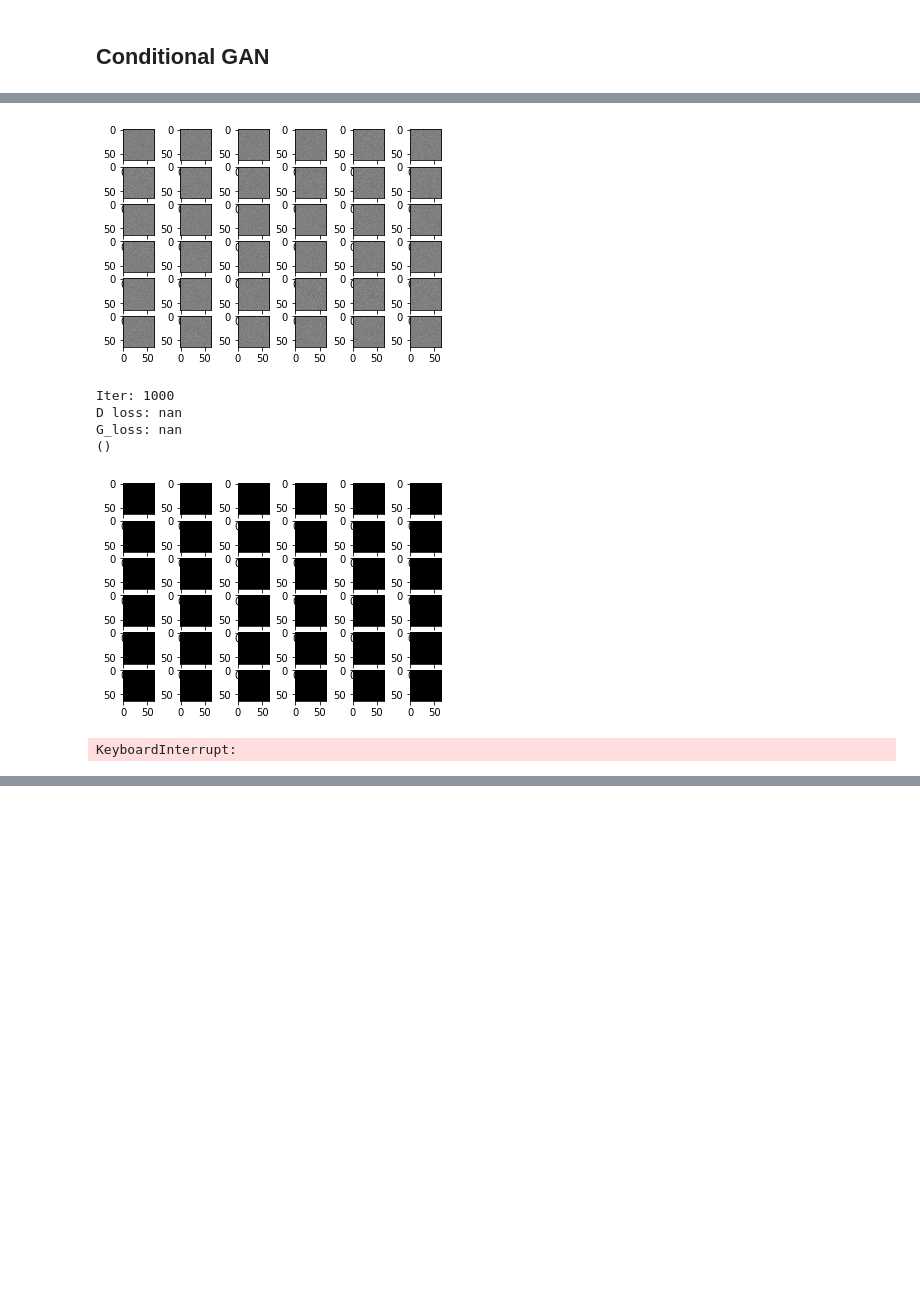
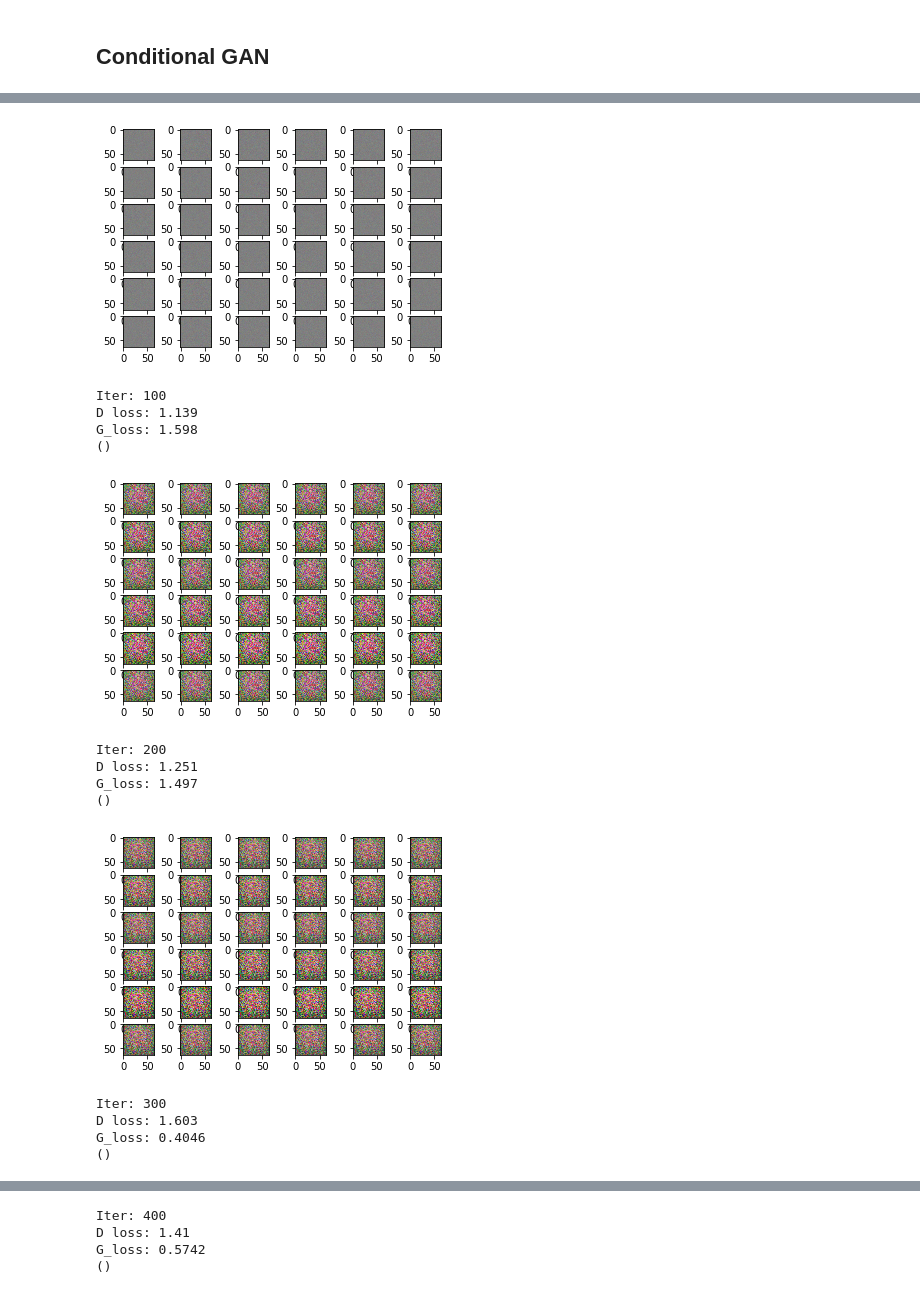
Before and after one commit to tingwenbao/W266-NLP-Final-Project-Text-to-Image-Synthesis-with-GAN, a Jupyter notebook: Text-to-Image/Skip_Thoughts_w_Conditional_GAN/Text-to-Image-with-flower-dataset.ipynb, the cells around one changed output, grey strips where cells are left out. Drawn from its saved outputs; the diff is of its cells as text; code cells hidden in the pictures; blank space fills up the shorter version.

```diff
--- a/Text-to-Image/Skip_Thoughts_w_Conditional_GAN/Text-to-Image-with-flower-dataset.ipynb
+++ b/Text-to-Image/Skip_Thoughts_w_Conditional_GAN/Text-to-Image-with-flower-dataset.ipynb
@@ -142,16 +142,16 @@ print Y.shape
 # Hyperparameters
 mb_size = 128
 num_epochs = 30
-Z_dim = 100
+Z_dim = 30
 image_size = 64
 label_size = len(flower_cap['captions'][flower_cap['image_list'][0]][0])  #4800 for skip-thought
-D_learning_rate = 0.001
-G_learning_rate = 0.0005
+D_learning_rate = 0.0001
+G_learning_rate = 0.0001
 
 # Helper Functions
 def plot(samples):
     fig = plt.figure(figsize=(6, 6))
-    gs = gridspec.GridSpec(4, 4)
+    gs = gridspec.GridSpec(6, 6)
     gs.update(wspace=0.05, hspace=0.05)
 
     for i, sample in enumerate(samples):
@@ -165,10 +165,8 @@ def plot(samples):
     return fig
 
 
-def generate_a_graph(i,j): # generate image by label
-    label_y = np.random.uniform(0, 0, size=[1, label_size])
-    label_y[0,:] = label_test[i]
-
+def generate_a_graph(i,label_test): # generate image by label
+    label_y = label_test[i].reshape(1, label_size)
     z = np.random.uniform(-1., 1., size=[1, Z_dim])
     g = sess.run(G_sample, feed_dict={Z_ph: z, Y_real:label_y})
     return (g.reshape(image_size, image_size,3))
@@ -189,12 +187,10 @@ def batch_iter(data, label, batch_size, num_epochs, shuffle=True):
         if shuffle:
             shuffle_true_indices = np.random.permutation(np.arange(data_size))
             shuffle_false_indices = np.random.permutation(np.arange(data_size)) # need to check this
-        else:
-            shuffle__true_indices = range(0, data_size)
         for batch_num in range(num_batches_per_epoch):
             random_caption_index = random.randint(0,4) # random selection of one of the 5 caption each batch
-            shuffle_true_label_index = [x+random_caption_index for x in shuffle_true_indices]
-            shuffle_false_label_index = [x+random_caption_index for x in shuffle_false_indices]
+            shuffle_true_label_index = [(x*5+random_caption_index) for x in shuffle_true_indices]
+            shuffle_false_label_index = [(x*5+random_caption_index) for x in shuffle_false_indices]
             start_index = batch_num * batch_size
             end_index = min((batch_num + 1) * batch_size, data_size)
             image_true =  data[shuffle_true_indices[start_index:end_index]]
@@ -230,10 +226,10 @@ X_ph = tf.placeholder(tf.float32, shape=[None, (image_size*image_size*3)], name=
 Y_real = tf.placeholder(tf.float32, shape=[None, label_size], name='Y_real')
 Y_fake = tf.placeholder(tf.float32, shape=[None, label_size], name='Y_fake')
 
-D_W1 = tf.Variable(xavier_init([(image_size*image_size*3+label_size), 256]), name='D_W1')
-D_b1 = tf.Variable(tf.zeros(shape=[256]), name='D_b1')
+D_W1 = tf.Variable(xavier_init([(image_size*image_size*3+label_size), 1000]), name='D_W1')
+D_b1 = tf.Variable(tf.zeros(shape=[1000]), name='D_b1')
 
-D_W2 = tf.Variable(xavier_init([256, 1]), name='D_W2')
+D_W2 = tf.Variable(xavier_init([1000, 1]), name='D_W2')
 D_b2 = tf.Variable(tf.zeros(shape=[1]), name='D_b2')
 
 theta_D = [D_W1, D_W2, D_b1, D_b2]
@@ -242,10 +238,10 @@ theta_D = [D_W1, D_W2, D_b1, D_b2]
 # Generator Net
 Z_ph = tf.placeholder(tf.float32, shape=[None, Z_dim], name='Z')
 
-G_W1 = tf.Variable(xavier_init([Z_dim+label_size, 256]), name='G_W1')
-G_b1 = tf.Variable(tf.zeros(shape=[256]), name='G_b1')
+G_W1 = tf.Variable(xavier_init([Z_dim+label_size, 1000]), name='G_W1')
+G_b1 = tf.Variable(tf.zeros(shape=[1000]), name='G_b1')
 
-G_W2 = tf.Variable(xavier_init([256, (image_size*image_size*3) ]), name='G_W2')
+G_W2 = tf.Variable(xavier_init([1000, (image_size*image_size*3) ]), name='G_W2')
 G_b2 = tf.Variable(tf.zeros(shape=[(image_size*image_size*3)]), name='G_b2')
 
 theta_G = [G_W1, G_W2, G_b1, G_b2]
@@ -253,6 +249,7 @@ theta_G = [G_W1, G_W2, G_b1, G_b2]
 
 # losses and MaxMin
 G_sample = generator(Z_ph, Y_real)
+
 D_real, D_logit_real = discriminator(X_ph, Y_real)
 D_fake, D_logit_fake = discriminator(G_sample,Y_real)
 D_real_fake, D_logit_real_fake = discriminator(X_ph, Y_fake)
@@ -301,7 +298,7 @@ for image_true, label_true, label_false in batches:
                                                              , Z_ph:sample_Z(image_true.shape[0], Z_dim)
                                                              })
     # print some loss during the training
-    if i % 1000 == 0 or i==1:
+    if i % 100 == 0 or i==1:
         print('Iter: {}'.format(i))
         print('D loss: {:.4}'. format(D_loss_curr))
         print('G_loss: {:.4}'.format(G_loss_curr))
@@ -310,11 +307,11 @@ for image_true, label_true, label_false in batches:
         G_loss_c.append(G_loss_curr)
 
     # generate plot with set label during the training
-    if i % 1000 == 0 or i==1:
+    if i % 100 == 0 or i==1:
         f, axarr = plt.subplots(6,6)
         for n in range(6):
             for m in range(6):
-                im = generate_a_graph(n,m)
+                im = generate_a_graph(n,label_test)
                 axarr[n,m].imshow(im)
         plt.show()
 # %% [output]
@@ -324,8 +321,16 @@ G_loss: 1.159
 ()
 [figure]
-Iter: 1000
-D loss: nan
-G_loss: nan
+Iter: 100
+D loss: 1.139
+G_loss: 1.598
 ()
-[figure, old version]
+[figure, new version]
-KeyboardInterrupt:
+Iter: 200
+D loss: 1.251
+G_loss: 1.497
+()
+[figure, added]
+Iter: 300
+D loss: 1.603
+G_loss: 0.4046
+()
@@ -331,0 +338,4 @@ KeyboardInterrupt:
+Iter: 400
+D loss: 1.41
+G_loss: 0.5742
+()
```
Also changed, not shown: parts of 1 cell of this notebook.
